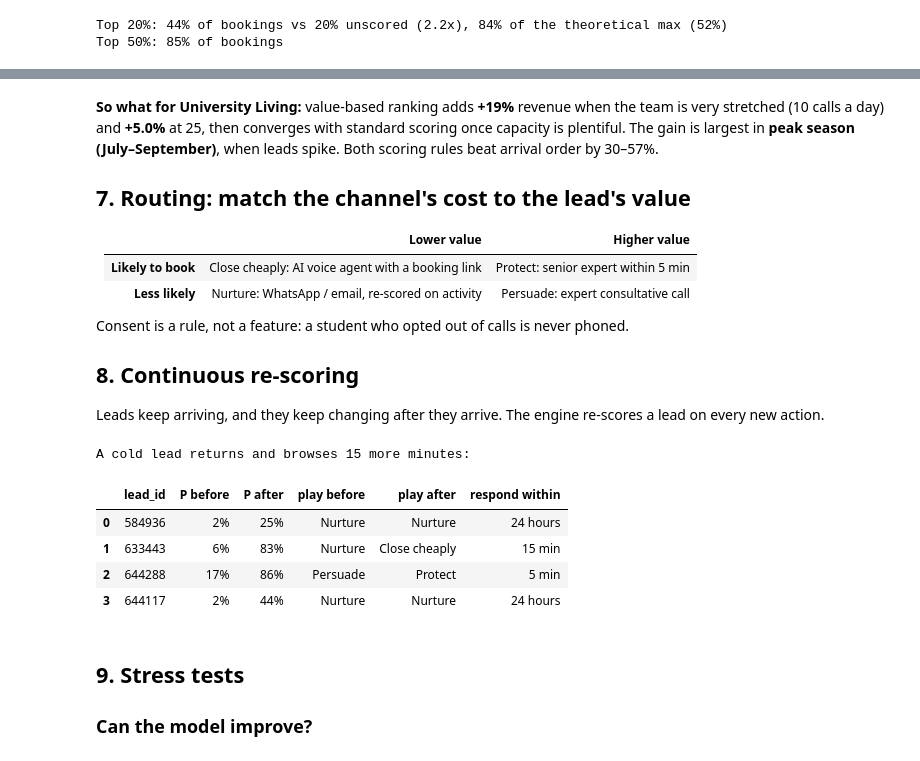
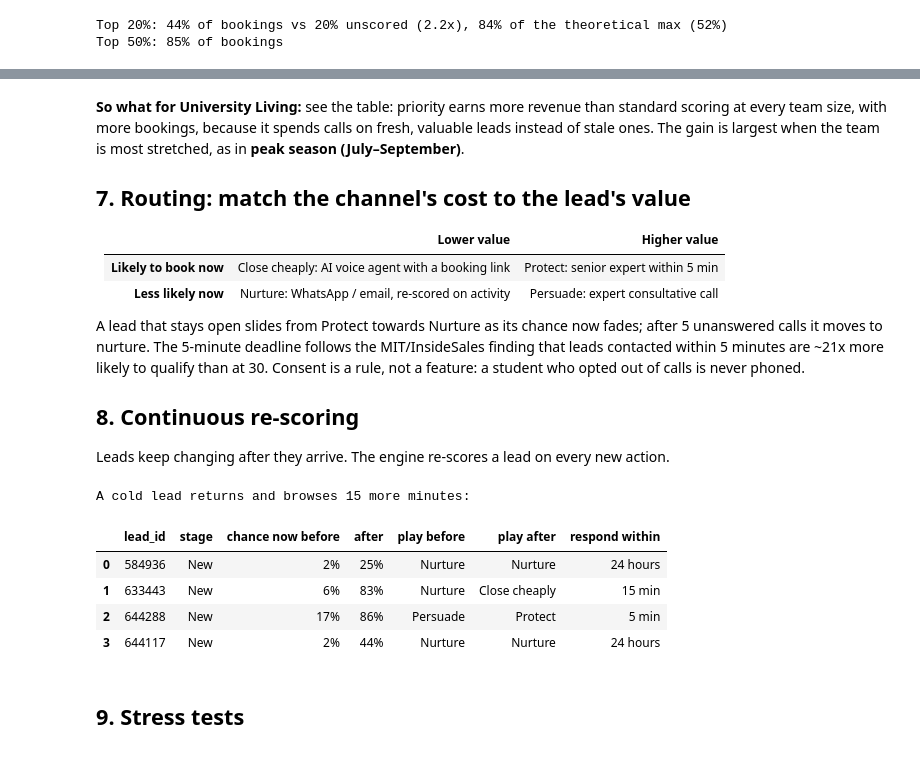
Before and after one commit to Yash-1273/lead-priority-console, a Jupyter notebook: Lead_Scoring_University_Living.ipynb, the cells around one changed output, grey strips where cells are left out. Drawn from its saved outputs; the diff is of its cells as text; code cells hidden in the pictures.

```diff
--- a/Lead_Scoring_University_Living.ipynb
+++ b/Lead_Scoring_University_Living.ipynb
@@ -281,12 +281,14 @@ It's drawn independently of the booking outcome, so no link between value and in
 # %%
 import sys; sys.path.insert(0, 'workflow')
-from engine import WEEKLY_RENT, COMMISSION_RATE, GBP_TO_INR, inr, LeadPriorityEngine, simulate_enquiry_context, from_crm
+from engine import WEEKLY_RENT, COMMISSION_RATE, GBP_TO_INR, VISA_GRANT, inr, LeadPriorityEngine
 W = json.load(open('workflow/console_data.json')); X = json.load(open('workflow/experiments.json'))
+PIPE = json.load(open('workflow/pipeline.json')); SH = json.load(open('workflow/config.json'))['shapes']
 rent = pd.Series(WEEKLY_RENT).unstack()
 print(f'Weekly rent in rupees (published 2025/26 surveys in GBP, converted at ₹{GBP_TO_INR} per £):')
 display(rent.apply(lambda col: col.map(inr)))
 print(f'Commission value ranges from {inr(min(WEEKLY_RENT.values()) * 44 * COMMISSION_RATE)} '
       f'to {inr(max(WEEKLY_RENT.values()) * 51 * COMMISSION_RATE)} per booking at a {COMMISSION_RATE:.0%} rate: a 2.6x spread.')
+print(f'Visa grant rate (Home Office, Indian nationals, 2025): {VISA_GRANT:.0%}')
 # %% [output]
 Weekly rent in rupees (published 2025/26 surveys in GBP, converted at ₹127 per £):
 |  | En-suite | Studio |
@@ -301,13 +323,15 @@ Same day, same 25 expert calls. Standard scoring picks by probability; priority
 # %%
 eng = LeadPriorityEngine()
-day = eng.score(pd.DataFrame(W['inbox']).drop(columns='p_book'))
-std_top = set(day.nlargest(25, 'p_book').lead_id); pri_top = set(day.nlargest(25, 'priority').lead_id)
-day['revenue_inr'] = day.value.map(inr); day['priority_inr'] = day.priority.map(inr)
-show = ['lead_id', 'city', 'room', 'weeks', 'p_book', 'revenue_inr', 'priority_inr']
-print('Called by standard scoring only:'); display(day[day.lead_id.isin(std_top - pri_top)][show].round(2).sort_values('p_book', ascending=False).head(4))
-print('Called by priority only:'); display(day[day.lead_id.isin(pri_top - std_top)].sort_values('priority', ascending=False)[show].round(2).head(4))
-for name, ids in [('Standard', std_top), ('Priority', pri_top)]:
-    t = day[day.lead_id.isin(ids)]
-    print(f'{name:9} real outcome: {int(t.booked.sum())} bookings, {inr((t.booked * t.value).sum())} revenue')
+new = pd.DataFrame(W['inbox']).assign(arrival=lambda d: range(len(d)))
+ongoing = pd.DataFrame(PIPE['ongoing']).assign(arrival=lambda d: -1000 - d.days_open)
+day = eng.score(pd.concat([new, ongoing], ignore_index=True).drop(columns='p_book'))
+day['moved_on'] = day.moved_on.eq(True); day['real'] = (day.booked == 1) & ~day.moved_on; day['first'] = -day.arrival
+pick = lambda key: day.sort_values([key, 'first'], ascending=False).head(25)
+std, pri = pick('p_book'), pick('priority')
+show = ['lead_id', 'stage', 'attempts', 'days_open', 'city', 'room', 'p_book', 'p_now', 'value', 'priority']
+print('Called by standard scoring only:'); display(std[~std.lead_id.isin(pri.lead_id)][show].round(2).head(4))
+print('Called by priority only:'); display(pri[~pri.lead_id.isin(std.lead_id)][show].round(2).head(4))
+for name, t in [('Standard', std), ('Priority', pri)]:
+    print(f'{name:9} real outcome: {int(t.real.sum())} real bookers reached, {inr((t.real * t.value * VISA_GRANT).sum())} after visa risk')
 # %% [output]
 Called by standard scoring only:
@@ -352,36 +386,37 @@ display(rel.round(1).T)
 # %% [markdown]
-**So what for University Living:** value-based ranking adds **+19%** revenue when the team is very stretched (10 calls a day) and **+5.0%** at 25,
-then converges with standard scoring once capacity is plentiful. The gain is largest in **peak season (July–September)**, when leads spike.
-Both scoring rules beat arrival order by 30–57%.
+**So what for University Living:** see the table: priority earns more revenue than standard scoring at every team size, with more
+bookings, because it spends calls on fresh, valuable leads instead of stale ones. The gain is largest when the team is most stretched,
+as in **peak season (July–September)**.
 
 ## 7. Routing: match the channel's cost to the lead's value
 | | Lower value | Higher value |
 |---|---|---|
-| **Likely to book** | Close cheaply: AI voice agent with a booking link | Protect: senior expert within 5 min |
-| **Less likely** | Nurture: WhatsApp / email, re-scored on activity | Persuade: expert consultative call |
+| **Likely to book now** | Close cheaply: AI voice agent with a booking link | Protect: senior expert within 5 min |
+| **Less likely now** | Nurture: WhatsApp / email, re-scored on activity | Persuade: expert consultative call |
 
+A lead that stays open slides from Protect towards Nurture as its chance now fades; after 5 unanswered calls it moves to nurture.
+The 5-minute deadline follows the MIT/InsideSales finding that leads contacted within 5 minutes are ~21x more likely to qualify than at 30.
 Consent is a rule, not a feature: a student who opted out of calls is never phoned.
 
 ## 8. Continuous re-scoring
-Leads keep arriving, and they keep changing after they arrive. The engine re-scores a lead on every new action.
+Leads keep changing after they arrive. The engine re-scores a lead on every new action.
 # %%
-cold = day[(day.p_book < 0.25) & (day.minutes_browsing > 0)]
+cold = day[(day.p_now < 0.25) & (day.minutes_browsing > 0)]
 rows = []
 for _, l in cold.head(4).iterrows():
     r = eng.rescore(l.to_dict(), extra_minutes=15, extra_visits=1)
-    rows.append({'lead_id': l.lead_id, 'P before': f"{r['p_before']:.0%}", 'P after': f"{r['p_after']:.0%}",
+    rows.append({'lead_id': l.lead_id, 'stage': l.stage, 'chance now before': f"{r['p_before']:.0%}", 'after': f"{r['p_after']:.0%}",
                  'play before': r['play_before'], 'play after': r['play_after'], 'respond within': r['sla_after']})
 print('A cold lead returns and browses 15 more minutes:'); display(pd.DataFrame(rows))
 # %% [output]
 A cold lead returns and browses 15 more minutes:
-|  | lead_id | P before | P after | play before | play after | respond within |
-| 0 | 584936 | 2% | 25% | Nurture | Nurture | 24 hours |
-| 1 | 633443 | 6% | 83% | Nurture | Close cheaply | 15 min |
-| 2 | 644288 | 17% | 86% | Persuade | Protect | 5 min |
-| 3 | 644117 | 2% | 44% | Nurture | Nurture | 24 hours |
+|  | lead_id | stage | chance now before | after | play before | play after | respond within |
+| 0 | 584936 | New | 2% | 25% | Nurture | Nurture | 24 hours |
+| 1 | 633443 | New | 6% | 83% | Nurture | Close cheaply | 15 min |
+| 2 | 644288 | New | 17% | 86% | Persuade | Protect | 5 min |
+| 3 | 644117 | New | 2% | 44% | Nurture | Nurture | 24 hours |
 # %% [markdown]
 ## 9. Stress tests
-### Can the model improve?
 # %%
 display(pd.DataFrame(X['models']).set_index('name'))
 f = X['form_answers']
```
Also changed, not shown: parts of 16 cells of this notebook, 25 other files.
